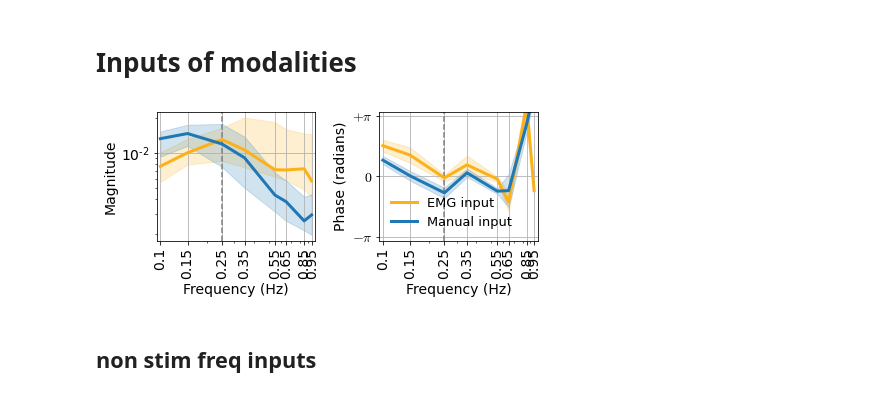
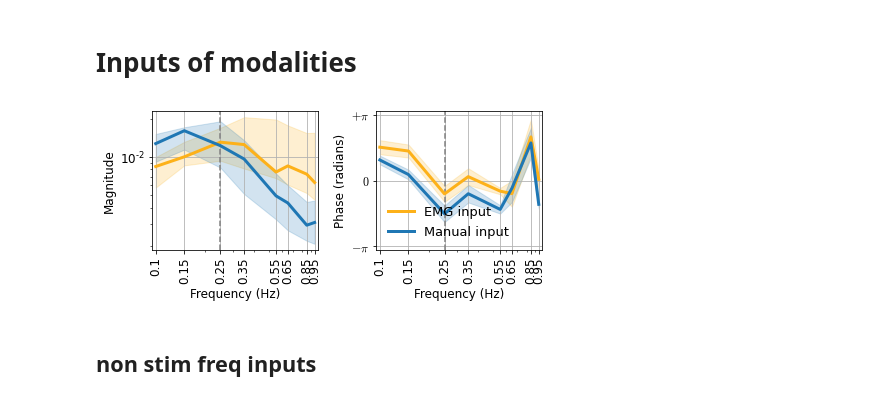
Before and after one commit to sburden-group/sensorimotor_fusion, a Jupyter notebook: analysis/Multimodal paper/20250203_IEEE_rehab.ipynb, the cells around one changed output. Drawn from its saved outputs; the diff is of its cells as text; code cells hidden in the pictures.

```diff
--- a/analysis/Multimodal paper/20250203_IEEE_rehab.ipynb
+++ b/analysis/Multimodal paper/20250203_IEEE_rehab.ipynb
@@ -389,17 +478,18 @@ yticksphase = [-np.pi,0.,np.pi]
 yticklabelsphase = [r'$-\pi$',r'$0$',r'$+\pi$']
 
 cond = 2
+last_trials = 10
 fig,axs = plt.subplots(1,2,sharex=True,figsize=(6.5,3))
 
 # magnitude
 ax = axs[0]
 ax.axvline(x=0.25, color='grey', linestyle='--')
-U0_mean = np.mean(np.abs(U0s[:,cond,:,:][:,:,IX]),axis = 1) #mean across all trials
+U0_mean = np.mean(np.abs(U0s[:,cond,-last_trials:,:][:,:,IX]),axis = 1) #mean across all trials
 q25,q50,q75 = np.quantile(U0_mean,[0.25,0.5,0.75],axis = 0) # across subjects
 ax.plot(freqs,q50,'-',label = 'EMG input',color = colors['GOLD'],linewidth = 3)
 ax.fill_between(freqs, q25, q75, alpha=0.2,color = colors['GOLD'])
 
-U1_mean = np.mean(np.abs(U1s[:,cond,:,:][:,:,IX]),axis = 1) #mean across all trials
+U1_mean = np.mean(np.abs(U1s[:,cond,-last_trials:,:][:,:,IX]),axis = 1) #mean across all trials
 q25,q50,q75 = np.quantile(U1_mean,[0.25,0.5,0.75],axis = 0) # across subjects
 ax.plot(freqs,q50,'-',label = 'Manual input',color = colors['BLUE'],linewidth = 3)
 ax.fill_between(freqs, q25, q75, alpha=0.2,color = colors['BLUE'])
@@ -414,38 +504,38 @@ ax.set_yscale("log")
 ax.set_ylabel('Magnitude')
 ax.set_xlabel('Frequency (Hz)')
 
 # phase
 ax = axs[1]
 ax.axvline(x=0.25, color='grey', linestyle='--')
-angles = np.angle(np.mean(np.exp(1j*(np.angle(U0s[:,cond,:,:][:,:,IX]))),axis = 1))
+angles = np.angle(np.mean(np.exp(1j*(np.angle(U0s[:,cond,-last_trials:,:][:,:,IX]))),axis = 1))
 z = np.mean(np.exp(1j*(angles-np.pi/2)), axis=0)
 mean = np.angle(z)+np.pi/2
 disp = 1 - np.abs(z)
 ax.plot(freqs,mean,'-',label = 'EMG input',color = colors['GOLD'],linewidth = 3)
 ax.fill_between(freqs,mean+disp,mean-disp,alpha = 0.2,color = colors['GOLD'])
 
-angles = np.angle(np.mean(np.exp(1j*(np.angle(U1s[:,cond,:,:][:,:,IX]))),axis = 1))
-z = np.mean(np.exp(1j*(angles-np.pi/2)), axis=0)
-mean = np.angle(z)+np.pi/2
+angles = np.angle(np.mean(np.exp(1j*(np.angle(U1s[:,cond,-last_trials:,:][:,:,IX]))),axis = 1))
+z = np.mean(np.exp(1j*(angles)), axis=0)
+mean = np.angle(z)
 disp = 1 - np.abs(z)
 ax.plot(freqs,mean,'-',label = 'Manual input',color = colors['BLUE'],linewidth = 3)
 ax.fill_between(freqs,mean+disp,mean-disp,alpha = 0.2,color = colors['BLUE'])
 
 ax.set_ylabel('Phase (radians)')
 ax.grid('on',zorder=-1)
 ax.set_xticks(xticks)
 ax.set_xticklabels(xticks,rotation=90)
 ax.set_ylim(ylimphase)
 ax.set_yticks(yticksphase)
 ax.set_yticklabels(yticklabelsphase)
 ax.set_xlabel('Frequency (Hz)')
 ax.legend(loc = 'lower left',frameon=False, fontsize = 13)
 # axs[0].legend(bbox_to_anchor=(1., 1.3),frameon=False, ncol = 2)
 plt.tight_layout()
 # fig.savefig('multimodal_inputs.svg')
 plt.show()
 # %% [output]
-[figure, old version]
+[figure, new version]
 # %% [markdown]
 ## non stim freq inputs
 # %%
```
Also changed, not shown: parts of 23 cells of this notebook.
